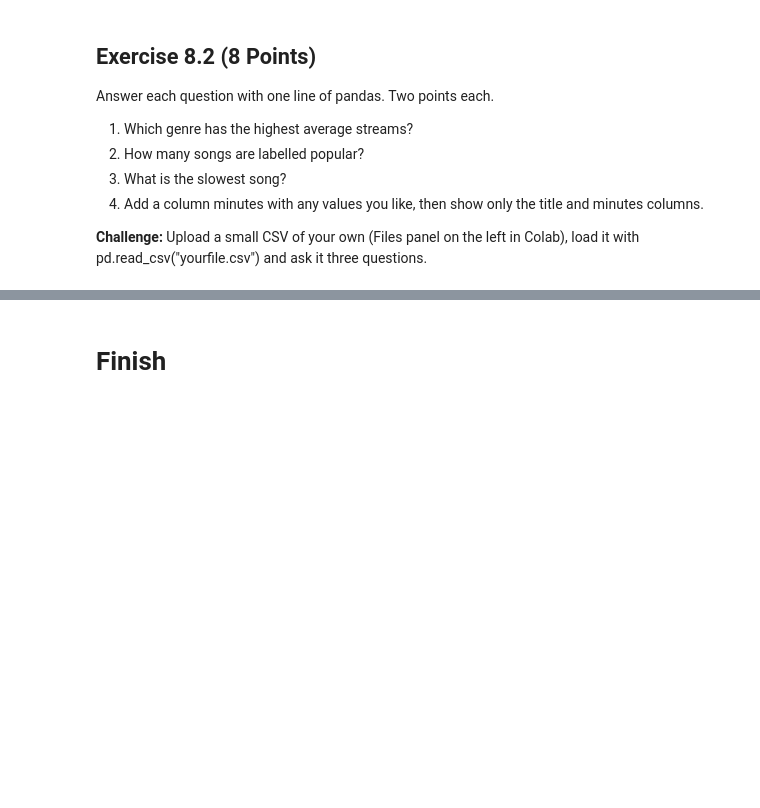
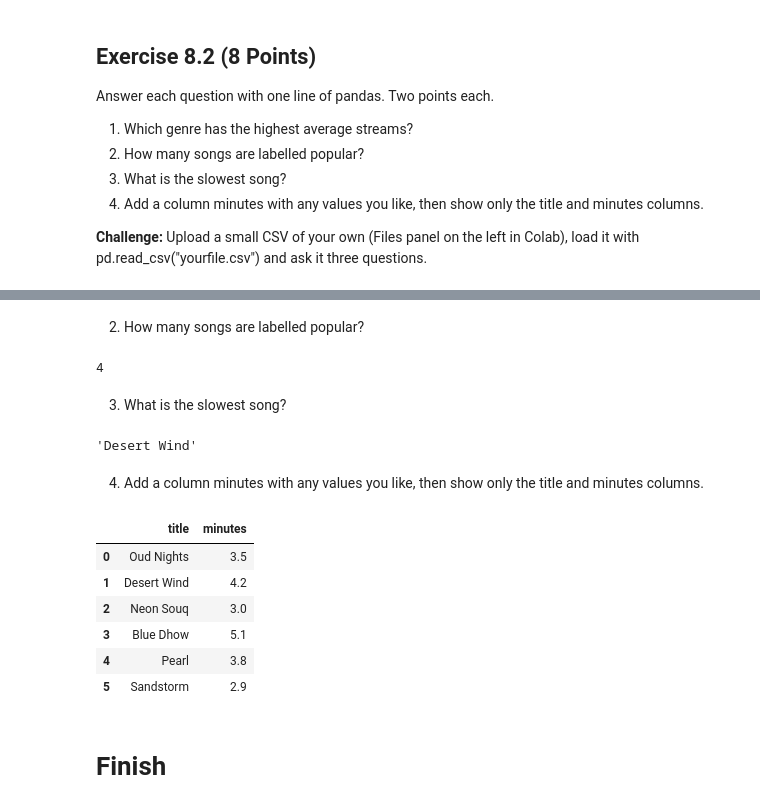
Before and after one commit to Eldeston/Computer-Science, a Jupyter notebook: Artificial Intelligence/Week 2/Python Basics for AI Pair Tutorial-Practice-Week 2.ipynb, the cells around one changed output, grey strips where cells are left out. Drawn from its saved outputs; the diff is of its cells as text; code cells hidden in the pictures; blank space fills up the shorter version.

```diff
--- a/Artificial Intelligence/Week 2/Python Basics for AI Pair Tutorial-Practice-Week 2.ipynb
+++ b/Artificial Intelligence/Week 2/Python Basics for AI Pair Tutorial-Practice-Week 2.ipynb
@@ -577,3 +589,58 @@ Answer each question with one line of pandas. Two points each.
+# %% [markdown]
+2. How many songs are labelled popular?
+# %%
+import pandas as pd
+
+songs = pd.DataFrame({
+    "title":  ["Oud Nights", "Desert Wind", "Neon Souq", "Blue Dhow", "Pearl", "Sandstorm"],
+    "genre":  ["khaleeji", "ambient", "pop", "jazz", "khaleeji", "pop"],
+    "tempo":  [96, 70, 128, 110, None, 140],
+    "streams_k": [540, 120, 980, 75, 610, 870],
+})
+
+songs["popular"] = songs["streams_k"] > 500   # creates the column without this the code does not work, it checks what song has 500 streams and higher to put it into popular.
+
+print(songs["popular"].sum())
+# %% [output]
+4
+# %% [markdown]
+3. What is the slowest song?
+# %%
+import pandas as pd
+
+songs = pd.DataFrame({
+    "title":  ["Oud Nights", "Desert Wind", "Neon Souq", "Blue Dhow", "Pearl", "Sandstorm"],
+    "genre":  ["khaleeji", "ambient", "pop", "jazz", "khaleeji", "pop"],
+    "tempo":  [96, 70, 128, 110, None, 140],
+    "streams_k": [540, 120, 980, 75, 610, 870],
+})
+
+songs.loc[songs["tempo"].idxmin(), "title"]
+# %% [output]
+'Desert Wind'
+# %% [markdown]
+4. Add a column minutes with any values you like, then show only the title and minutes columns.
+# %%
+import pandas as pd
+
+songs = pd.DataFrame({
+    "title":  ["Oud Nights", "Desert Wind", "Neon Souq", "Blue Dhow", "Pearl", "Sandstorm"],
+    "genre":  ["khaleeji", "ambient", "pop", "jazz", "khaleeji", "pop"],
+    "tempo":  [96, 70, 128, 110, None, 140],
+    "streams_k": [540, 120, 980, 75, 610, 870],
+})
+
+songs["minutes"] = [3.5, 4.2, 3.0, 5.1, 3.8, 2.9]
+
+songs[["title", "minutes"]]
+# %% [output]
+|  | title | minutes |
+| 0 | Oud Nights | 3.5 |
+| 1 | Desert Wind | 4.2 |
+| 2 | Neon Souq | 3.0 |
+| 3 | Blue Dhow | 5.1 |
+| 4 | Pearl | 3.8 |
+| 5 | Sandstorm | 2.9 |
 # %% [markdown]
 # Finish
 # %% [markdown]
```
Also changed, not shown: parts of 6 cells of this notebook.
